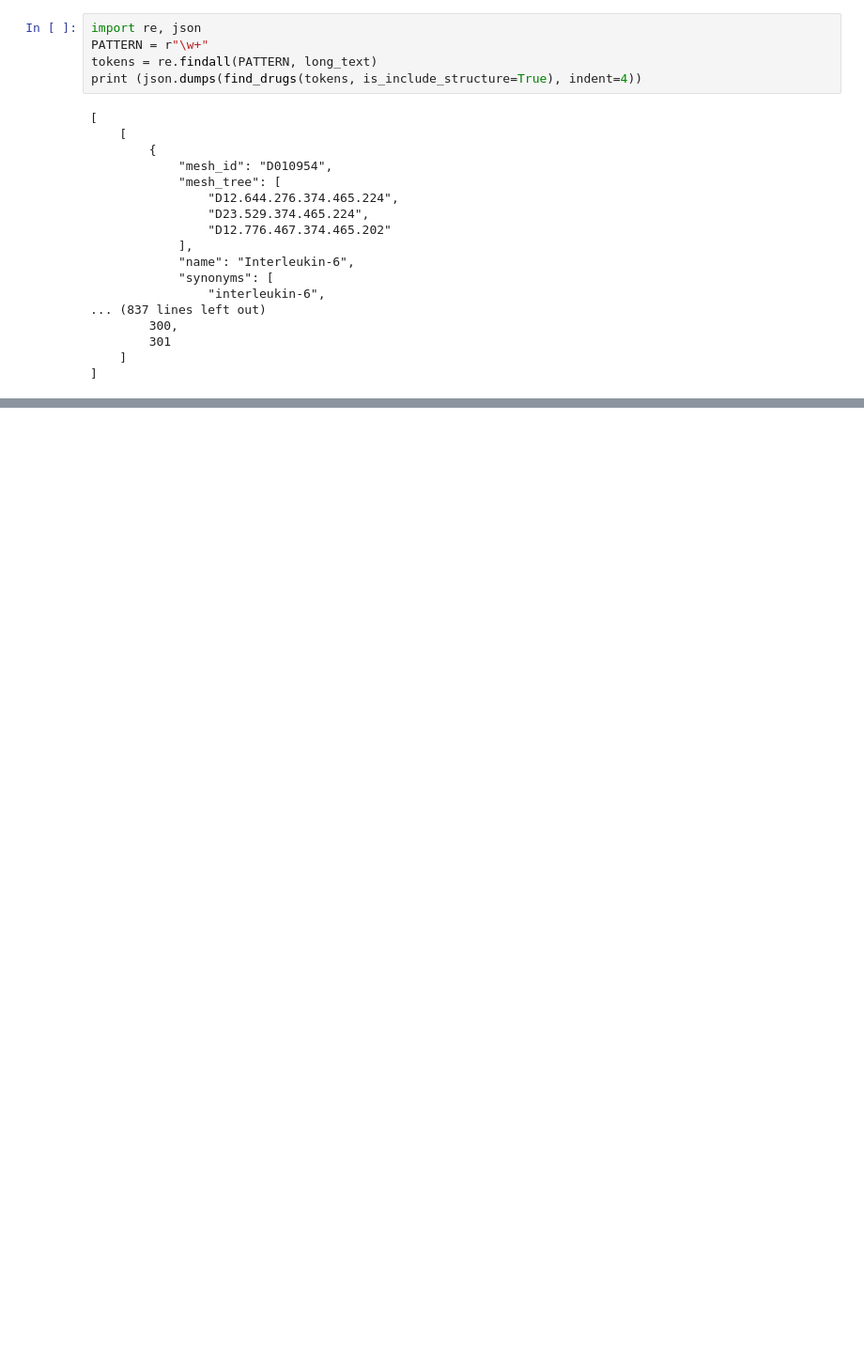
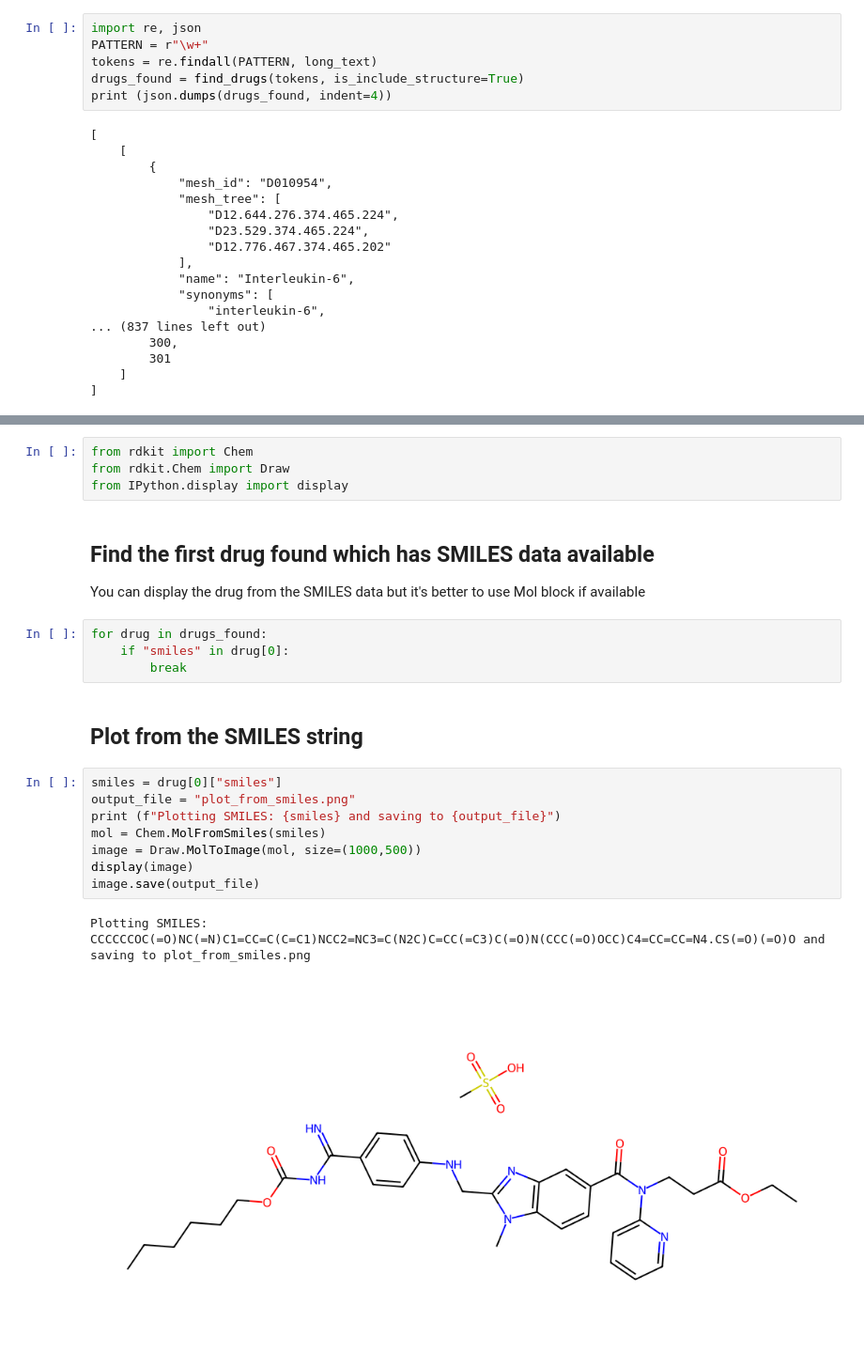
Before and after one commit to fastdatascience/drug_named_entity_recognition, a Jupyter notebook: drug_named_entity_recognition_example_walkthrough.ipynb, the cells around one changed output, grey strips where cells are left out. Shown: that part at 94% size. Drawn from its saved outputs; the diff is of its cells as text; blank space fills up the shorter version.

```diff
--- a/drug_named_entity_recognition_example_walkthrough.ipynb
+++ b/drug_named_entity_recognition_example_walkthrough.ipynb
@@ -110,7 +108,8 @@ The above text is not medical advice.
 import re, json
 PATTERN = r"\w+"
 tokens = re.findall(PATTERN, long_text)
-print (json.dumps(find_drugs(tokens, is_include_structure=True), indent=4))
+drugs_found = find_drugs(tokens, is_include_structure=True)
+print (json.dumps(drugs_found, indent=4))
 # %% [output]
 [
     [
@@ -131,0 +143,25 @@ print (json.dumps(find_drugs(tokens, is_include_structure=True), indent=4))
+# %%
+from rdkit import Chem
+from rdkit.Chem import Draw
+from IPython.display import display
+# %% [markdown]
+## Find the first drug found which has SMILES data available
+
+You can display the drug from the SMILES data but it's better to use Mol block if available
+# %%
+for drug in drugs_found:
+    if "smiles" in drug[0]:
+        break
+# %% [markdown]
+## Plot from the SMILES string
+# %%
+smiles = drug[0]["smiles"]
+output_file = "plot_from_smiles.png"
+print (f"Plotting SMILES: {smiles} and saving to {output_file}")
+mol = Chem.MolFromSmiles(smiles)
+image = Draw.MolToImage(mol, size=(1000,500))
+display(image)
+image.save(output_file)
+# %% [output]
+Plotting SMILES: CCCCCCOC(=O)NC(=N)C1=CC=C(C=C1)NCC2=NC3=C(N2C)C=CC(=C3)C(=O)N(CCC(=O)OCC)C4=CC=CC=N4.CS(=O)(=O)O and saving to plot_from_smiles.png
+[figure, added]
```
Also changed, not shown: parts of 5 cells of this notebook.
